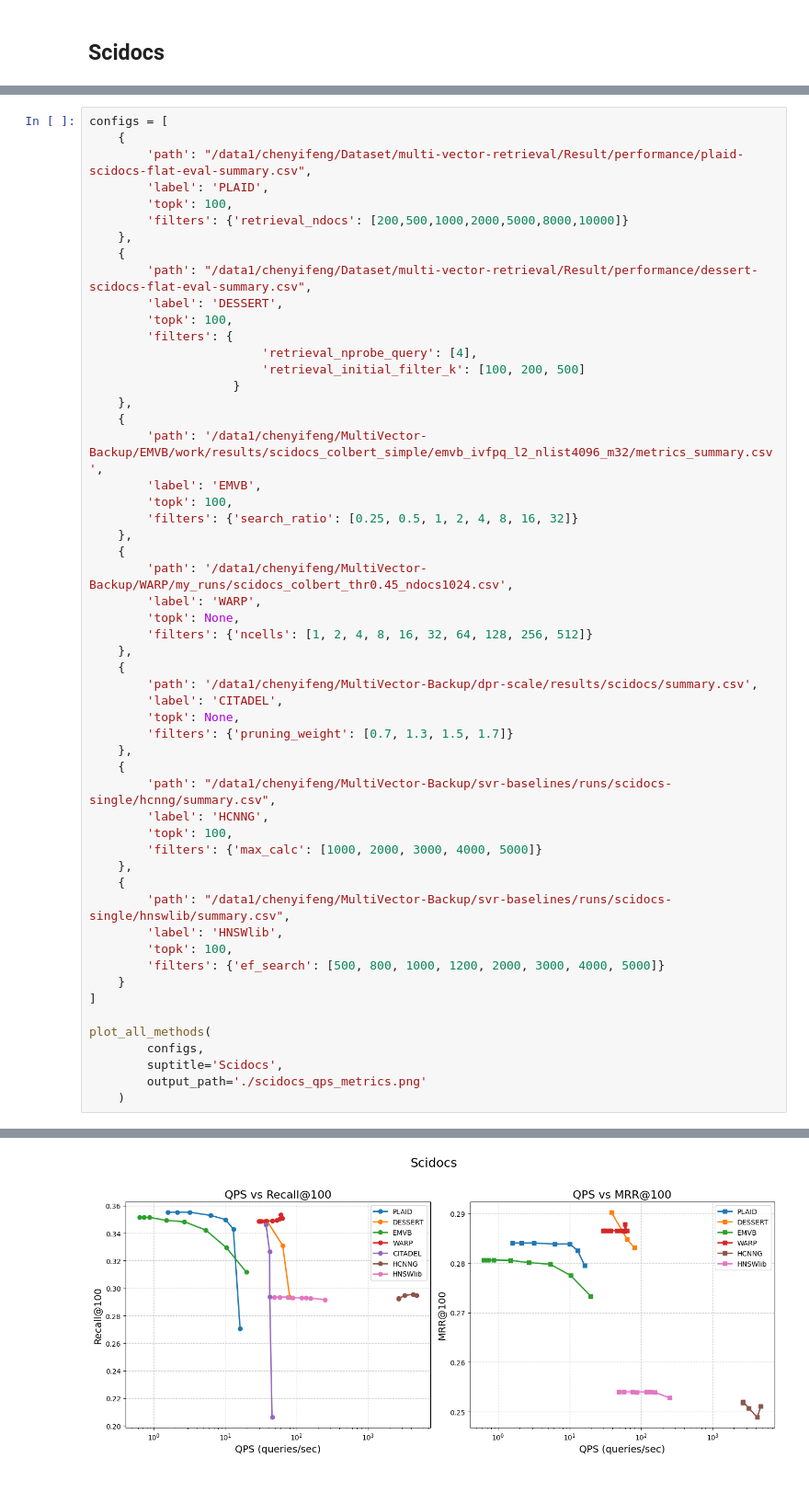
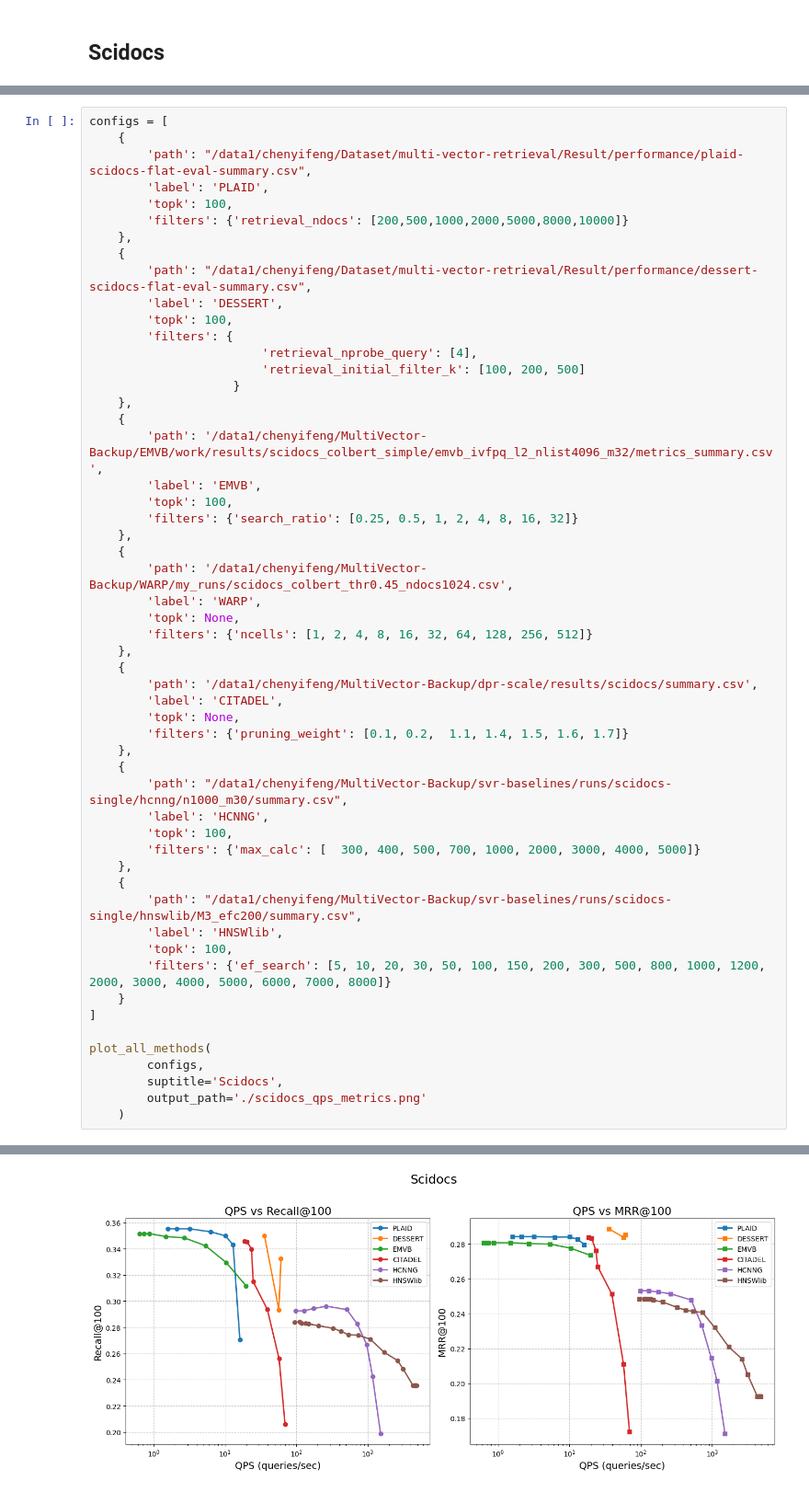
Before and after one commit to Cyfef/MultiVector-Backup, a Jupyter notebook: EXP/EXP_results/draw.ipynb, the cells around one changed output, grey strips where cells are left out. Shown at 92% size. Drawn from its saved outputs; the diff is of its cells as text.

```diff
--- a/EXP/EXP_results/draw.ipynb
+++ b/EXP/EXP_results/draw.ipynb
@@ -224,19 +224,19 @@ configs = [
         'path': '/data1/chenyifeng/MultiVector-Backup/dpr-scale/results/scidocs/summary.csv',
         'label': 'CITADEL',
         'topk': None,
-        'filters': {'pruning_weight': [0.7, 1.3, 1.5, 1.7]}
+        'filters': {'pruning_weight': [0.1, 0.2,  1.1, 1.4, 1.5, 1.6, 1.7]}
     },
     {
-        'path': "/data1/chenyifeng/MultiVector-Backup/svr-baselines/runs/scidocs-single/hcnng/summary.csv",
+        'path': "/data1/chenyifeng/MultiVector-Backup/svr-baselines/runs/scidocs-single/hcnng/n1000_m30/summary.csv",
         'label': 'HCNNG',
         'topk': 100,
-        'filters': {'max_calc': [1000, 2000, 3000, 4000, 5000]}
+        'filters': {'max_calc': [  300, 400, 500, 700, 1000, 2000, 3000, 4000, 5000]}
     },
     {
-        'path': "/data1/chenyifeng/MultiVector-Backup/svr-baselines/runs/scidocs-single/hnswlib/summary.csv",
+        'path': "/data1/chenyifeng/MultiVector-Backup/svr-baselines/runs/scidocs-single/hnswlib/M3_efc200/summary.csv",
         'label': 'HNSWlib',
         'topk': 100,
-        'filters': {'ef_search': [500, 800, 1000, 1200, 2000, 3000, 4000, 5000]}
+        'filters': {'ef_search': [5, 10, 20, 30, 50, 100, 150, 200, 300, 500, 800, 1000, 1200, 2000, 3000, 4000, 5000, 6000, 7000, 8000]}
     }
 ]
 
@@ -250,2 +250,2 @@ plot_all_methods(
 图片已保存至: ./scidocs_qps_metrics.png
-[figure, old version]
+[figure, new version]
```
Also changed, not shown: parts of 2 cells of this notebook, 57 other files.
